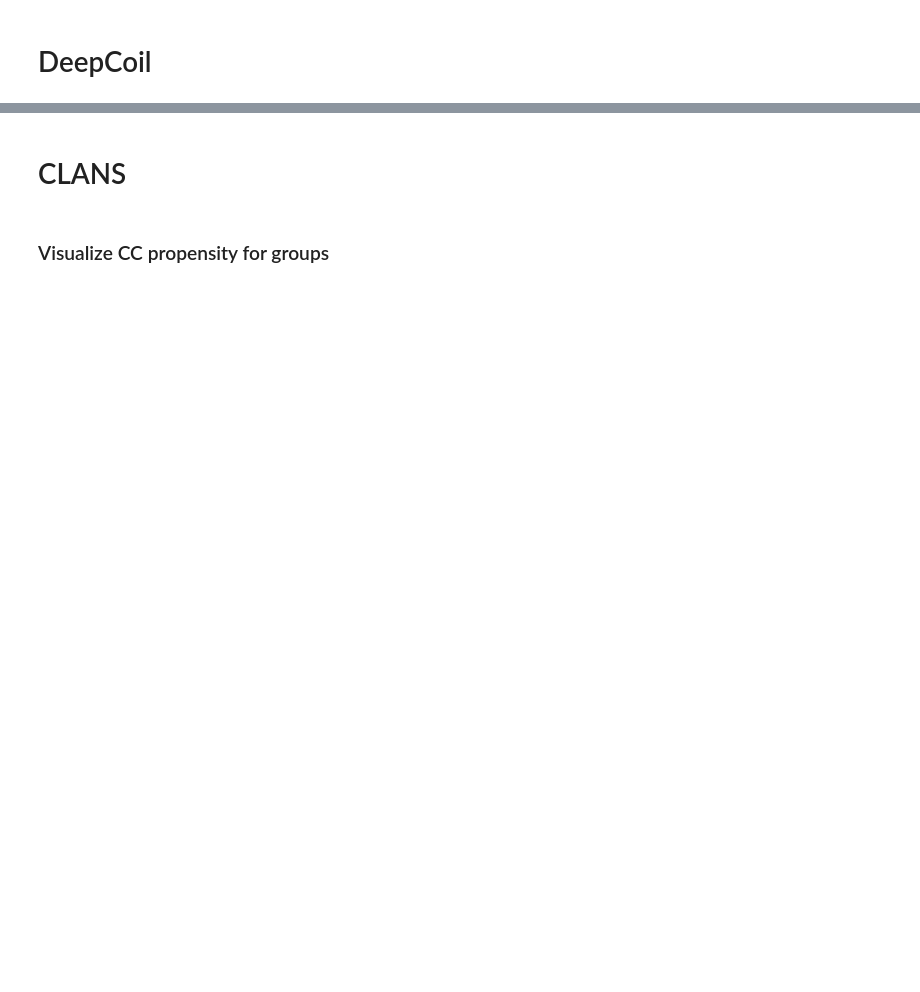
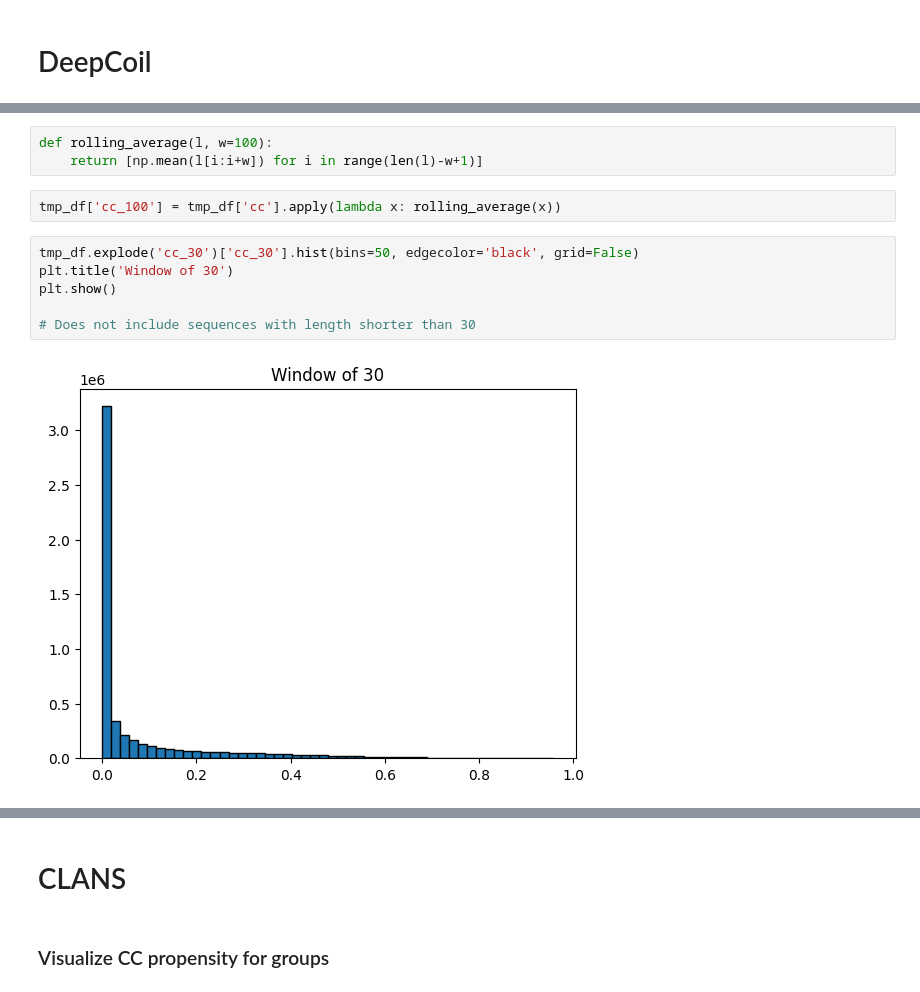
Before and after one commit to donEnno/hendecads, a Jupyter notebook: deepcoil_analysis/hendecad_prep.ipynb, the cells around one changed output, grey strips where cells are left out. Cells and saved outputs as stored; diff of their text form; blank space fills up the shorter version.

```diff
--- a/deepcoil_analysis/hendecad_prep.ipynb
+++ b/deepcoil_analysis/hendecad_prep.ipynb
@@ -129,0 +172,13 @@ plt.show()
+# %%
+def rolling_average(l, w=100):
+    return [np.mean(l[i:i+w]) for i in range(len(l)-w+1)]
+# %%
+tmp_df['cc_100'] = tmp_df['cc'].apply(lambda x: rolling_average(x))
+# %%
+tmp_df.explode('cc_30')['cc_30'].hist(bins=50, edgecolor='black', grid=False)
+plt.title('Window of 30')
+plt.show()
+
+# Does not include sequences with length shorter than 30
+# %% [output]
+[figure, added]
```
Also changed, not shown: parts of 57 cells of this notebook, 2 other files.
